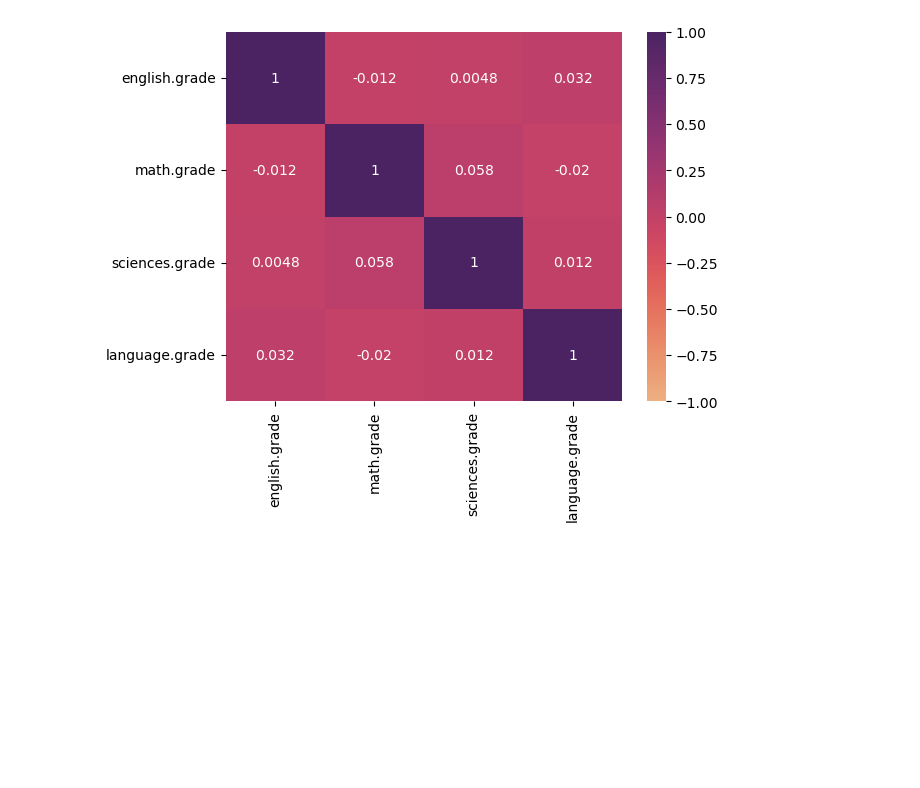
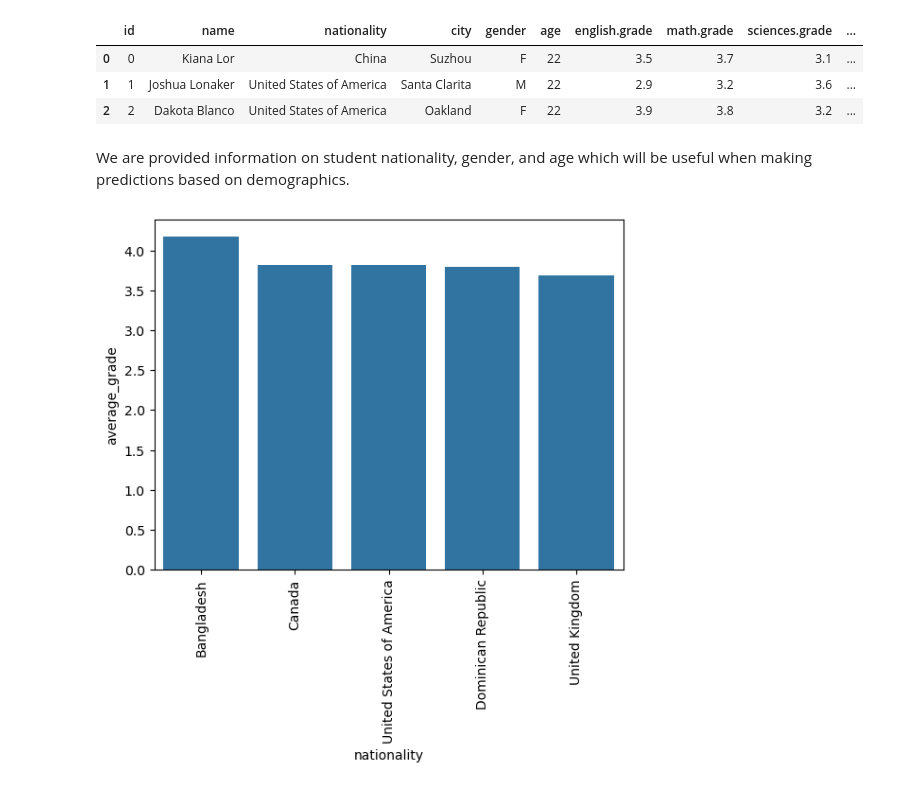
Before and after one commit to omajy/grade-analyser, a Jupyter notebook: grade-analyser.ipynb, the cells around one changed output. Drawn from its saved outputs; the diff is of its cells as text; code cells hidden in the pictures; blank space fills up the shorter version.

```diff
--- a/grade-analyser.ipynb
+++ b/grade-analyser.ipynb
@@ -24,8 +24,19 @@ On average students are achieving the highest in their Language classes, followe
-# %%
-numeric_df = df.select_dtypes(include=['float64'])
-corr_matrix = numeric_df.corr()
-plt.figure()
-sns.heatmap(corr_matrix, annot=True, cmap='flare', vmin=-1, vmax=1)
-plt.show()
-# %% [output]
-[figure, removed]
+# %%
+df.head(3)
+# %% [output]
+|  | id | name | nationality | city | gender | age | english.grade | math.grade | sciences.grade | ... |
+| 0 | 0 | Kiana Lor | China | Suzhou | F | 22 | 3.5 | 3.7 | 3.1 | ... |
+| 1 | 1 | Joshua Lonaker | United States of America | Santa Clarita | M | 22 | 2.9 | 3.2 | 3.6 | ... |
+| 2 | 2 | Dakota Blanco | United States of America | Oakland | F | 22 | 3.9 | 3.8 | 3.2 | ... |
+# %% [markdown]
+We are provided information on student nationality, gender, and age which will be useful when making predictions based on demographics.
+# %%
+df['average_grade'] = df[['english.grade', 'math.grade', 'sciences.grade', 'language.grade']].mean(axis=1)
+national_average_grade = df.groupby('nationality')['average_grade'].mean().reset_index()
+top_nationalities = national_average_grade.sort_values(by='average_grade', ascending=False).head(5)
+
+sns.barplot(data=top_nationalities, x='nationality', y='average_grade')
+plt.xticks(rotation=90)
+plt.show()
+# %% [output]
+[figure, added]
```
Also changed, not shown: parts of 9 cells of this notebook.
